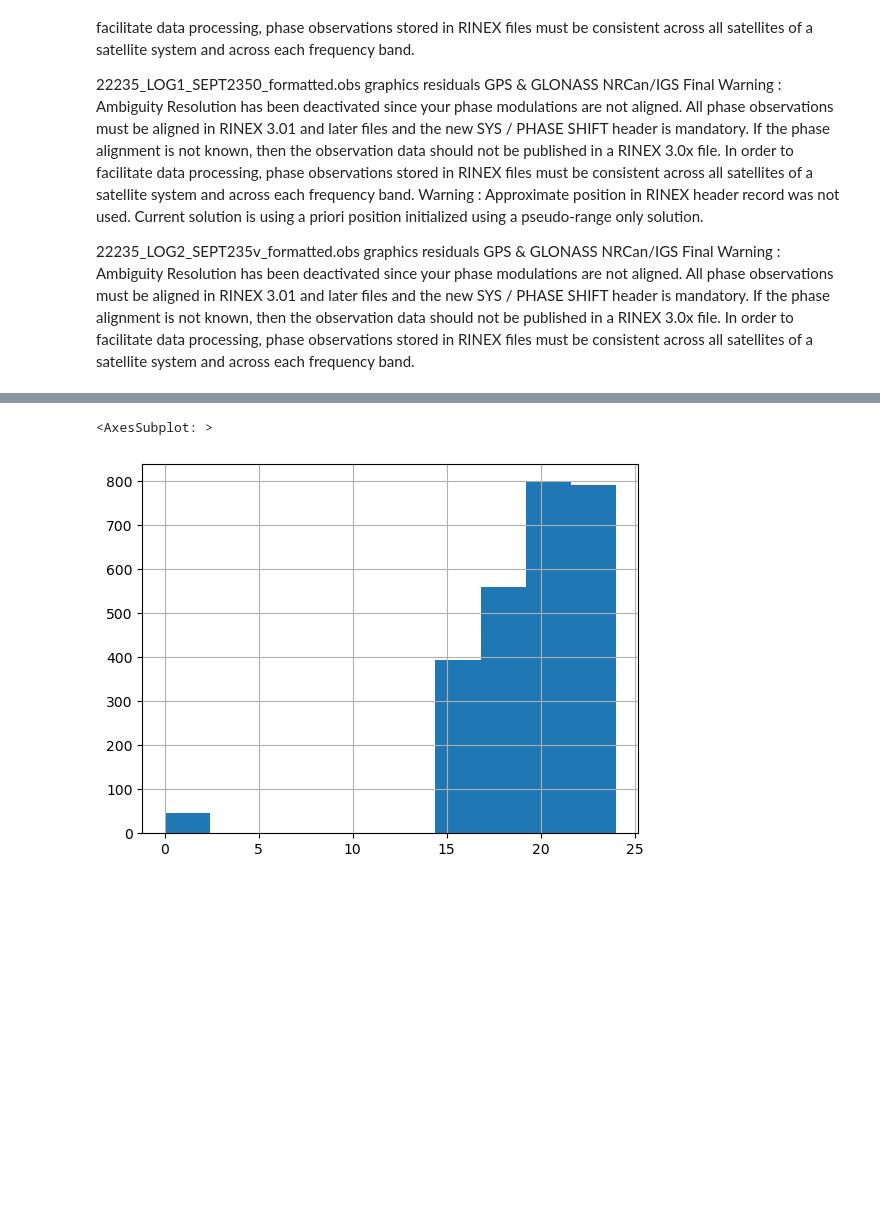
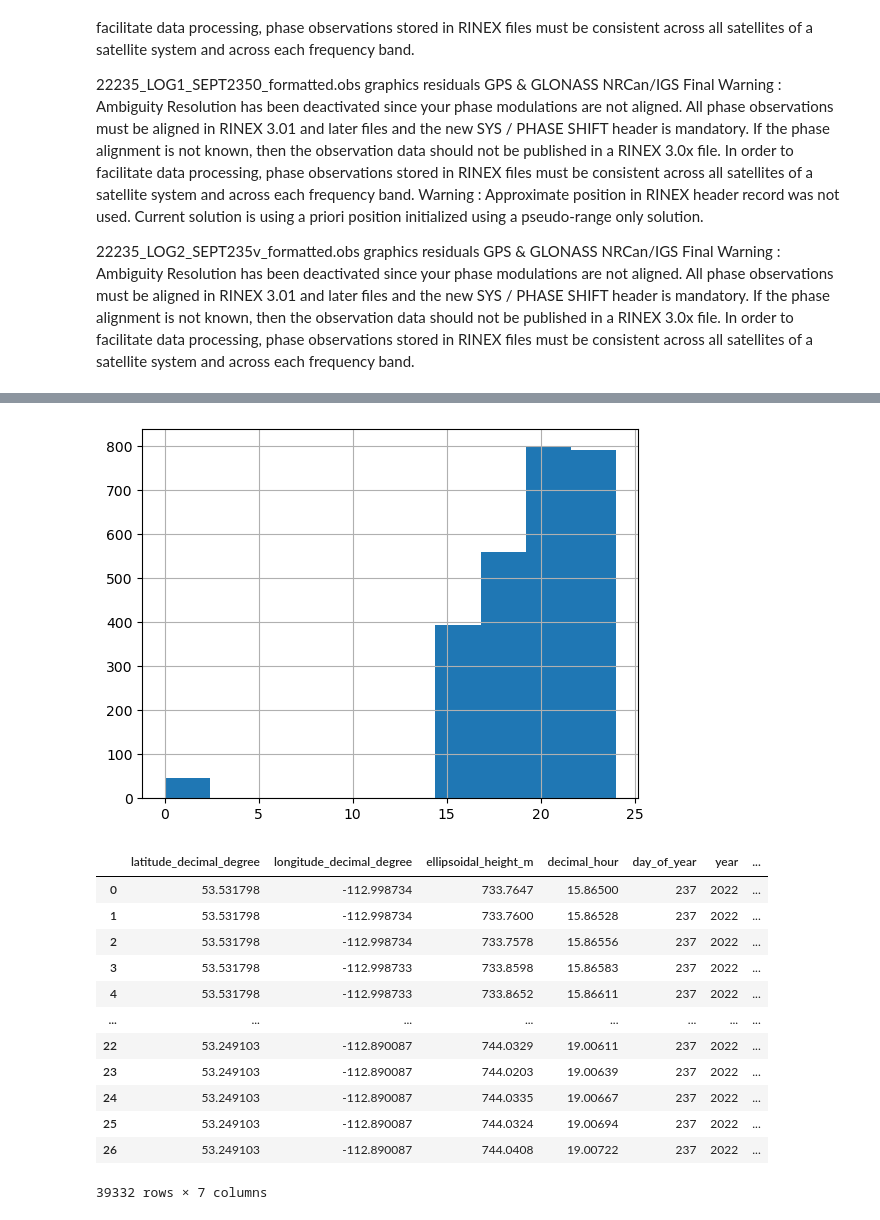
Before and after one commit to anmagomez/radar_altimetry_eval, a Jupyter notebook: src/GNSS_Tutorial.ipynb, the cells around one changed output, grey strips where cells are left out. Saved outputs shown, nothing was run; the diff lists cells and outputs as text; code cells hidden in the pictures; blank space fills up the shorter version.

```diff
--- a/src/GNSS_Tutorial.ipynb
+++ b/src/GNSS_Tutorial.ipynb
@@ -92,12 +112,13 @@ df_all_1s=pd.DataFrame()
 for path, subdirs, files in os.walk(root):
     for name in files:
         if fnmatch(name, pattern):
-            #print()
+            #print(name.split('_'))
             file_info=name.split('_')
-            date=file_info[0]
-            type_time=file_info[1]
-            df=pd.read_csv(os.path.join(path, name), sep=',')
-            if type_time=='LOG1':
-                df_all_15s=pd.concat([df_all_15s, df])
-            else:
-                df_all_1s=pd.concat([df_all_1s, df])
+            if len(file_info)>1:
+                date=file_info[0]
+                type_time=file_info[1]
+                df=pd.read_csv(os.path.join(path, name), sep=',')
+                if type_time=='LOG1':
+                    df_all_15s=pd.concat([df_all_15s, df])
+                else:
+                    df_all_1s=pd.concat([df_all_1s, df])
@@ -104,5 +143,6 @@ for path, subdirs, files in os.walk(root):
 # %%
 df_all_15s.decimal_hour.hist()
+# df_all_15s.to_csv('../data/results/all_gnss_15s.csv', sep=',')
+# df_all_1s.to_csv('../data/results/all_gnss_1s.csv', sep=',')
 # %% [output]
-<AxesSubplot: >
 [figure]
@@ -109,3 +153,19 @@ df_all_15s.decimal_hour.hist()
+# %%
+df_all_1s
+# %% [output]
+|  | latitude_decimal_degree | longitude_decimal_degree | ellipsoidal_height_m | decimal_hour | day_of_year | year | ... |
+| 0 | 53.531798 | -112.998734 | 733.7647 | 15.86500 | 237 | 2022 | ... |
+| 1 | 53.531798 | -112.998734 | 733.7600 | 15.86528 | 237 | 2022 | ... |
+| 2 | 53.531798 | -112.998734 | 733.7578 | 15.86556 | 237 | 2022 | ... |
+| 3 | 53.531798 | -112.998733 | 733.8598 | 15.86583 | 237 | 2022 | ... |
+| 4 | 53.531798 | -112.998733 | 733.8652 | 15.86611 | 237 | 2022 | ... |
+| ... | ... | ... | ... | ... | ... | ... | ... |
+| 22 | 53.249103 | -112.890087 | 744.0329 | 19.00611 | 237 | 2022 | ... |
+| 23 | 53.249103 | -112.890087 | 744.0203 | 19.00639 | 237 | 2022 | ... |
+| 24 | 53.249103 | -112.890087 | 744.0335 | 19.00667 | 237 | 2022 | ... |
+| 25 | 53.249103 | -112.890087 | 744.0324 | 19.00694 | 237 | 2022 | ... |
+| 26 | 53.249103 | -112.890087 | 744.0408 | 19.00722 | 237 | 2022 | ... |
+39332 rows × 7 columns
 # %%
 #Read notes file
 df_lakes=pd.read_csv(root+'notes.csv')
```
Also changed, not shown: parts of 12 cells of this notebook.
